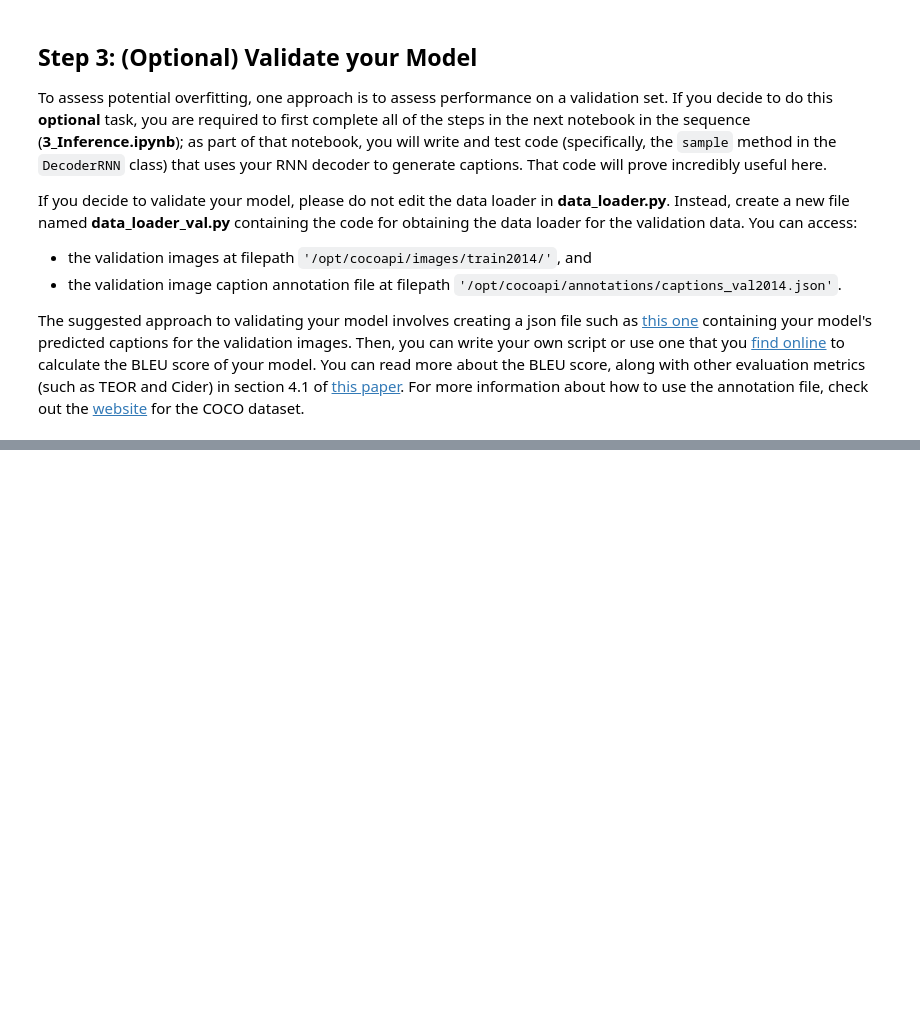
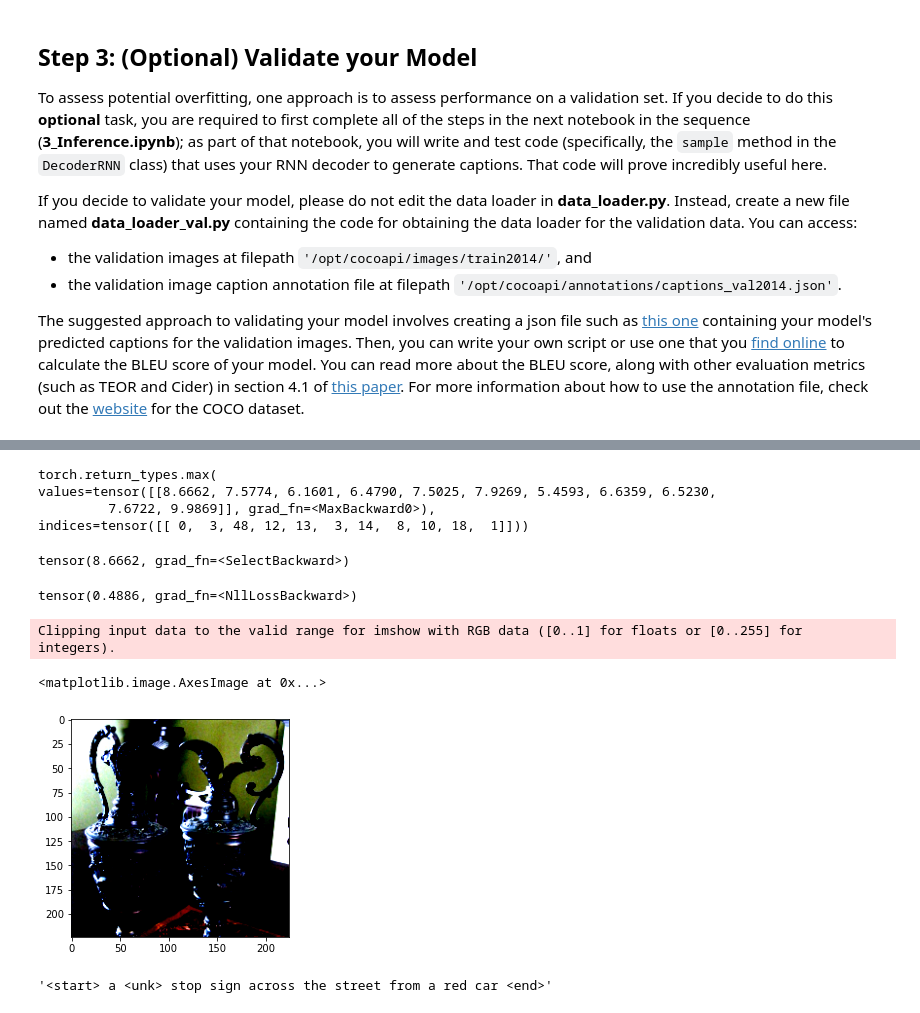
Before and after one commit to hogansung/udacity-computer-vision-nanodegree-program-project-2, a Jupyter notebook: src/2_Training.ipynb, the cells around one changed output, grey strips where cells are left out. Cells and saved outputs as stored; diff of their text form; code cells hidden in the pictures; blank space fills up the shorter version.

```diff
--- a/src/2_Training.ipynb
+++ b/src/2_Training.ipynb
@@ -99,17 +99,20 @@ from model import EncoderCNN, DecoderRNN
 import math
 import nltk
 
+%load_ext autoreload
+%autoreload 2
+
 nltk.download('punkt')
 
 ## TODO #1: Select appropriate values for the Python variables below.
-batch_size = 64
+batch_size = 128
 vocab_threshold = 5
 vocab_from_file = True
-embed_size = 64  # 512
-hidden_size = 64  # 512
-num_epochs = 100  # number of training epochs
+embed_size = 512  # 512
+hidden_size = 512  # 512
+num_epochs = 1  # number of training epochs
 save_every = 1  # determines frequency of saving model weights
-print_every = 100  # determines window for printing average loss
+print_every = 200  # determines window for printing average loss
 log_file = "training_log.txt"  # name of file with saved training loss and perplexity
 
 transform_train = transforms.Compose(
@@ -143,7 +146,6 @@ decoder = DecoderRNN(embed_size, hidden_size, vocab_size)
 
 # Move models to GPU if CUDA is available.
 device = torch.device("cuda" if torch.cuda.is_available() else "cpu")
-device = torch.device("cpu")  # overwrite it with cpu
 encoder.to(device)
 decoder.to(device)
 
@@ -155,7 +157,7 @@ criterion = nn.CrossEntropyLoss()  # overwrite it with cpu
 params = list(encoder.embed.parameters()) + list(decoder.parameters())
 
 # TODO #4: Define the optimizer.
-optimizer = torch.optim.Adam(params, lr=0.01)
+optimizer = torch.optim.Adam(params, lr=0.001)
 
 # Set the total number of training steps per epoch.
 total_step = math.ceil(
@@ -287,2 +329,8 @@ The suggested approach to validating your model involves creating a json file su
 # %%
 # (Optional) TODO: Validate your model.
+
+images, captions = next(
+    iter(data_loader_wrapper.get_data_loader_for_training())
+)
+print(images.shape)
+print(captions[6])
@@ -288,0 +395,11 @@ The suggested approach to validating your model involves creating a json file su
+# %%
+outputs.max(2)
+# %% [output]
+torch.return_types.max(
+values=tensor([[8.6662, 7.5774, 6.1601, 6.4790, 7.5025, 7.9269, 5.4593, 6.6359, 6.5230,
+         7.6722, 9.9869]], grad_fn=<MaxBackward0>),
+indices=tensor([[ 0,  3, 48, 12, 13,  3, 14,  8, 10, 18,  1]]))
+# %%
+outputs.view(-1, vocab_size)[0][0]
+# %% [output]
+tensor(8.6662, grad_fn=<SelectBackward>)
@@ -288,0 +408,20 @@ The suggested approach to validating your model involves creating a json file su
+# %%
+loss
+# %% [output]
+tensor(0.4886, grad_fn=<NllLossBackward>)
+# %%
+import matplotlib.pyplot as plt
+%matplotlib inline
+
+img = images[8]
+img = img.swapaxes(0,1)
+img = img.swapaxes(1,2)
+plt.imshow(img)
+# %% [output]
+Clipping input data to the valid range for imshow with RGB data ([0..1] for floats or [0..255] for integers).
+<matplotlib.image.AxesImage at 0x...>
+[figure, added]
+# %%
+clean_sentence(captions.numpy()[0])
+# %% [output]
+'<start> a <unk> stop sign across the street from a red car <end>'
```
Also changed, not shown: parts of 11 cells of this notebook, 4 other files.
